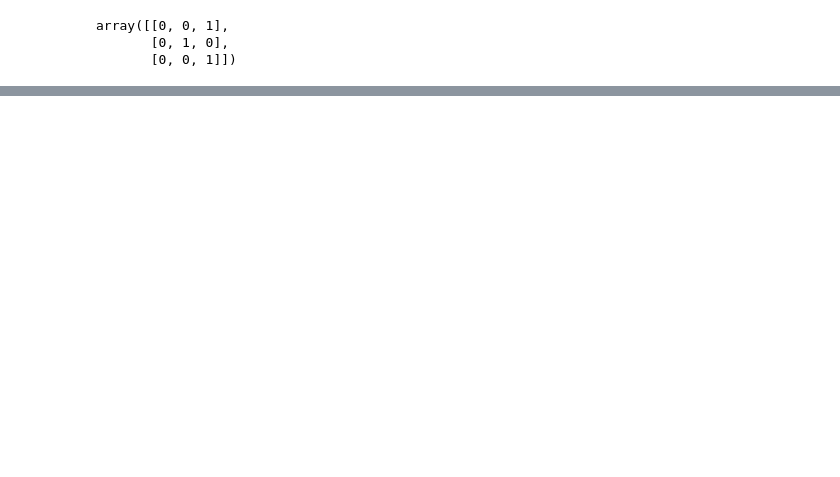
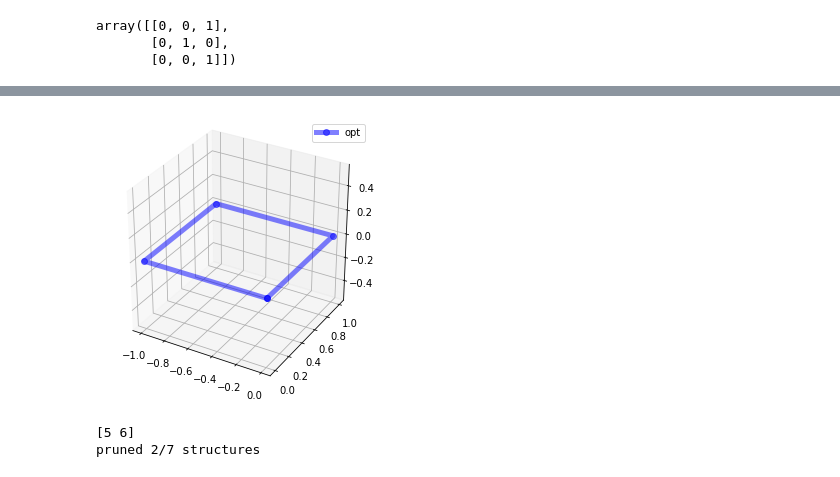
Before and after one commit to ntampellini/TSCoDe, a Jupyter notebook: Obsolete (backup purposes)/numpy_tests.ipynb, the cells around one changed output, grey strips where cells are left out. Drawn from its saved outputs; the diff is of its cells as text; code cells hidden in the pictures; blank space fills up the shorter version.

```diff
--- a/Obsolete (backup purposes)/numpy_tests.ipynb
+++ b/Obsolete (backup purposes)/numpy_tests.ipynb
@@ -131,0 +282,16 @@ array([[0, 0, 1],
+# %%
+n = 4
+vecs = np.array(np.stack([[1,0,0] for _ in range(n)], 0), dtype=np.float64) + np.random.rand(n*3).reshape((n,3)) * 1
+# vecs = np.array([v/np.linalg.norm(v) for v in vecs])
+w = np.array([0.,1.,0.])
+vecs = np.vstack((w,2*w,w,2*w,w))
+
+poly = polygonize(vecs)
+x = [p[0] for p in poly]
+y = [p[1] for p in poly]
+z = [p[2] for p in poly]
+
+poly_raw = polygonize(vecs, opt=False)
+xr = [p[0] for p in poly_raw]
+yr = [p[1] for p in poly_raw]
+zr = [p[2] for p in poly_raw]
@@ -131,0 +318,37 @@ array([[0, 0, 1],
+# %%
+import matplotlib.pyplot as plt
+from mpl_toolkits.mplot3d import Axes3D
+
+def set_axes_equal(ax: plt.Axes):
+    """Set 3D plot axes to equal scale.
+
+    Make axes of 3D plot have equal scale so that spheres appear as
+    spheres and cubes as cubes.  Required since `ax.axis('equal')`
+    and `ax.set_aspect('equal')` don't work on 3D.
+    """
+    limits = np.array([
+        ax.get_xlim3d(),
+        ax.get_ylim3d(),
+        ax.get_zlim3d(),
+    ])
+    origin = np.mean(limits, axis=1)
+    radius = 0.5 * np.max(np.abs(limits[:, 1] - limits[:, 0]))
+    _set_axes_radius(ax, origin, radius)
+
+def _set_axes_radius(ax, origin, radius):
+    x, y, z = origin
+    ax.set_xlim3d([x - radius, x + radius])
+    ax.set_ylim3d([y - radius, y + radius])
+    ax.set_zlim3d([z - radius, z + radius])
+
+fig = plt.figure()
+ax = fig.add_subplot(111, projection='3d')
+ax.plot(x,y,z,marker='o',linewidth=5,color='b',alpha=0.5,label='opt')
+# ax.plot(xr,yr,zr,marker='o',linewidth=5,color='r',alpha=0.5,label='raw')
+ax.set_box_aspect([1,1,1])
+set_axes_equal(ax)
+ax.legend()
+plt.tight_layout()
+plt.show()
+# %% [output]
+[figure, added]
@@ -131,0 +385,11 @@ array([[0, 0, 1],
+# %%
+import os
+import numpy as np
+from cclib.io import ccread
+os.chdir(r'C:\Users\Nik\Desktop\Coding\TSCoDe\Resources\SN2')
+data = ccread('TS_out.xyz')
+pruned = prune_conformers(data.atomcoords, [0 for _ in range(len(data.atomcoords))])
+print(f'pruned {len(data.atomcoords) - len(pruned)}/{len(data.atomcoords)} structures')
+# %% [output]
+[5 6]
+pruned 2/7 structures
```
Also changed, not shown: parts of 15 cells of this notebook, 56 other files.
